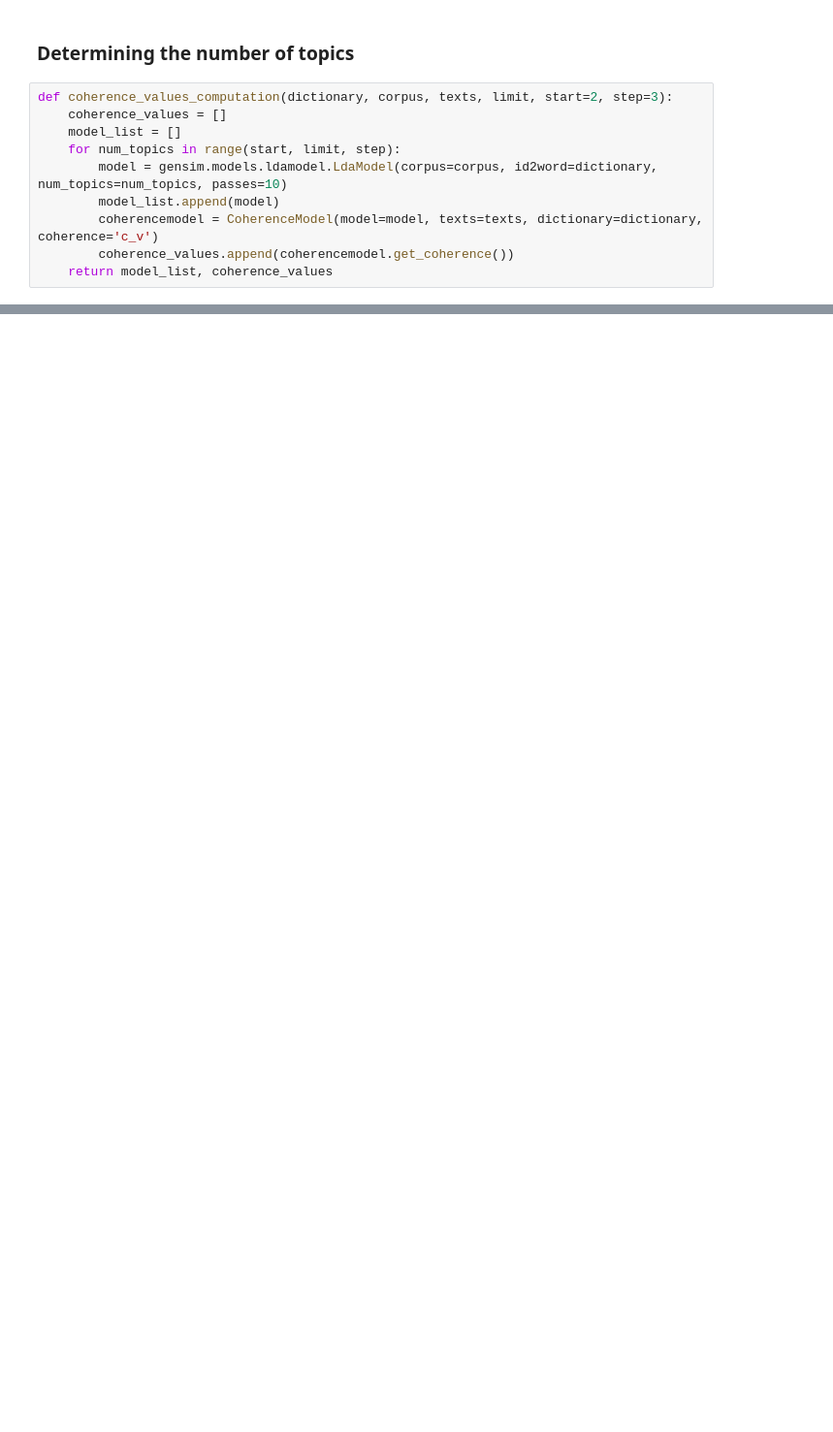
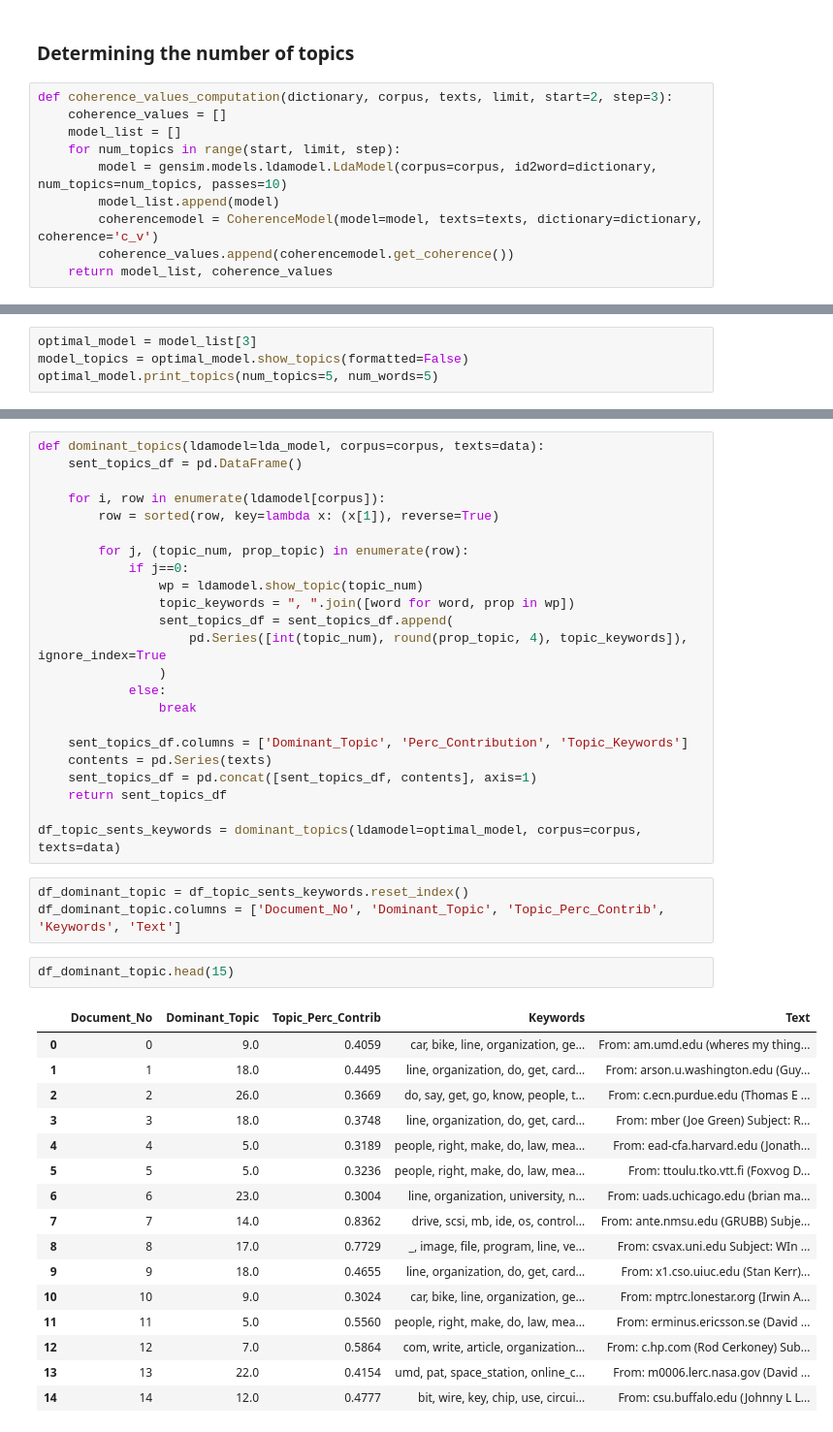
Before and after one commit to cory-walker/NLP-topic-modelling-with-gensim-advanced, a Jupyter notebook: NLP-topic-modelling-with-gensim-advanced.ipynb, the cells around one changed output, grey strips where cells are left out. Shown at 97% size. Drawn from its saved outputs; the diff is of its cells as text; blank space fills up the shorter version.

```diff
--- a/NLP-topic-modelling-with-gensim-advanced.ipynb
+++ b/NLP-topic-modelling-with-gensim-advanced.ipynb
@@ -149,0 +176,4 @@ def coherence_values_computation(dictionary, corpus, texts, limit, start=2, step
+# %%
+optimal_model = model_list[3]
+model_topics = optimal_model.show_topics(formatted=False)
+optimal_model.print_topics(num_topics=5, num_words=5)
@@ -166,0 +210,45 @@ SyntaxError: cannot assign to literal (<ipython-input-37-84f2839a56c9>, line 1)
+# %%
+def dominant_topics(ldamodel=lda_model, corpus=corpus, texts=data):
+    sent_topics_df = pd.DataFrame()
+
+    for i, row in enumerate(ldamodel[corpus]):
+        row = sorted(row, key=lambda x: (x[1]), reverse=True)
+
+        for j, (topic_num, prop_topic) in enumerate(row):
+            if j==0:
+                wp = ldamodel.show_topic(topic_num)
+                topic_keywords = ", ".join([word for word, prop in wp])
+                sent_topics_df = sent_topics_df.append(
+                    pd.Series([int(topic_num), round(prop_topic, 4), topic_keywords]), ignore_index=True
+                )
+            else:
+                break
+
+    sent_topics_df.columns = ['Dominant_Topic', 'Perc_Contribution', 'Topic_Keywords']
+    contents = pd.Series(texts)
+    sent_topics_df = pd.concat([sent_topics_df, contents], axis=1)
+    return sent_topics_df
+
+df_topic_sents_keywords = dominant_topics(ldamodel=optimal_model, corpus=corpus, texts=data)
+# %%
+df_dominant_topic = df_topic_sents_keywords.reset_index()
+df_dominant_topic.columns = ['Document_No', 'Dominant_Topic', 'Topic_Perc_Contrib', 'Keywords', 'Text']
+# %%
+df_dominant_topic.head(15)
+# %% [output]
+|  | Document_No | Dominant_Topic | Topic_Perc_Contrib | Keywords | Text |
+| 0 | 0 | 9.0 | 0.4059 | car, bike, line, organization, ge... | From: am.umd.edu (wheres my thing... |
+| 1 | 1 | 18.0 | 0.4495 | line, organization, do, get, card... | From: arson.u.washington.edu (Guy... |
+| 2 | 2 | 26.0 | 0.3669 | do, say, get, go, know, people, t... | From: c.ecn.purdue.edu (Thomas E ... |
+| 3 | 3 | 18.0 | 0.3748 | line, organization, do, get, card... | From: mber (Joe Green) Subject: R... |
+| 4 | 4 | 5.0 | 0.3189 | people, right, make, do, law, mea... | From: ead-cfa.harvard.edu (Jonath... |
+| 5 | 5 | 5.0 | 0.3236 | people, right, make, do, law, mea... | From: ttoulu.tko.vtt.fi (Foxvog D... |
+| 6 | 6 | 23.0 | 0.3004 | line, organization, university, n... | From: uads.uchicago.edu (brian ma... |
+| 7 | 7 | 14.0 | 0.8362 | drive, scsi, mb, ide, os, control... | From: ante.nmsu.edu (GRUBB) Subje... |
+| 8 | 8 | 17.0 | 0.7729 | _, image, file, program, line, ve... | From: csvax.uni.edu Subject: WIn ... |
+| 9 | 9 | 18.0 | 0.4655 | line, organization, do, get, card... | From: x1.cso.uiuc.edu (Stan Kerr)... |
+| 10 | 10 | 9.0 | 0.3024 | car, bike, line, organization, ge... | From: mptrc.lonestar.org (Irwin A... |
+| 11 | 11 | 5.0 | 0.5560 | people, right, make, do, law, mea... | From: erminus.ericsson.se (David ... |
+| 12 | 12 | 7.0 | 0.5864 | com, write, article, organization... | From: c.hp.com (Rod Cerkoney) Sub... |
+| 13 | 13 | 22.0 | 0.4154 | umd, pat, space_station, online_c... | From: m0006.lerc.nasa.gov (David ... |
+| 14 | 14 | 12.0 | 0.4777 | bit, wire, key, chip, use, circui... | From: csu.buffalo.edu (Johnny L L... |
```
Also changed, not shown: parts of 14 cells of this notebook, 1 other file.
